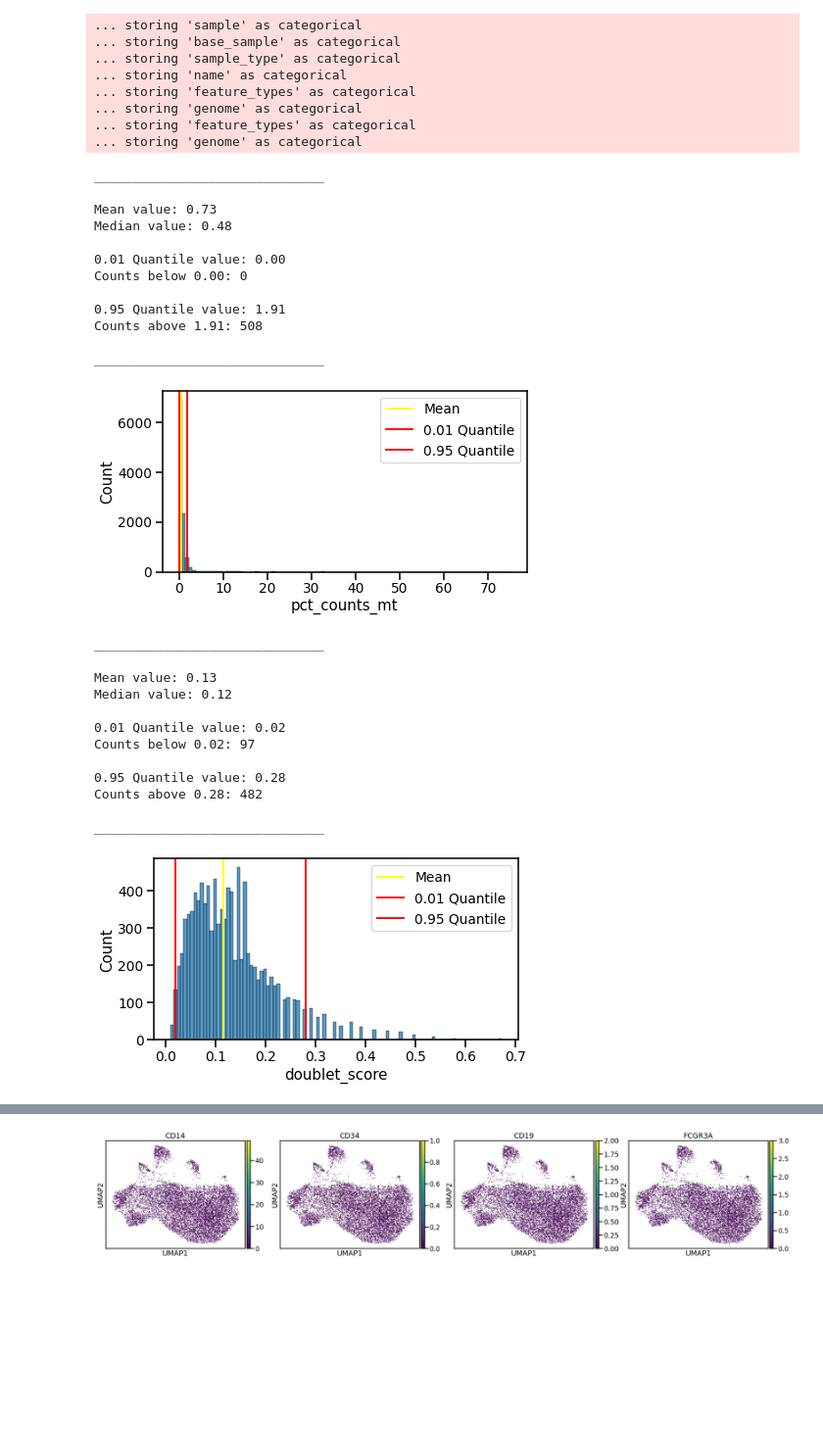
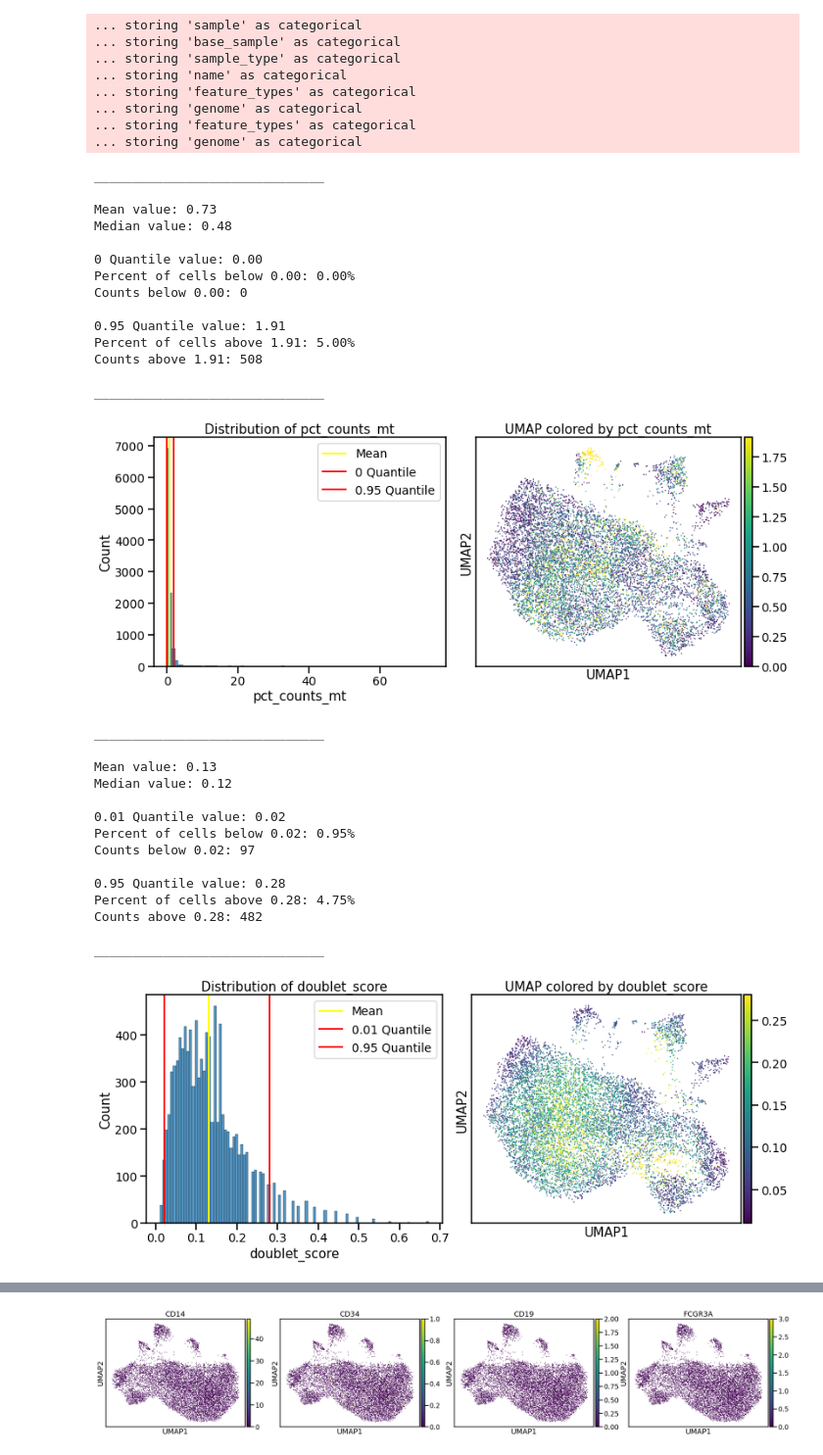
Before and after one commit to kevin-lee-aifi/mm_bm_chip_organoids, a Jupyter notebook: EXP-01244/quality_control/msc_starter.ipynb, the cells around one changed output, grey strips where cells are left out. Shown at 98% size. Drawn from its saved outputs; the diff is of its cells as text; code cells hidden in the pictures; blank space fills up the shorter version.

```diff
--- a/EXP-01244/quality_control/msc_starter.ipynb
+++ b/EXP-01244/quality_control/msc_starter.ipynb
@@ -117,77 +117,88 @@ adata.write(objdir + 'msc_qc_adata.h5ad', compression='gzip')
 ... storing 'feature_types' as categorical
 ... storing 'genome' as categorical
 # %%
-def compute_qc(data_metric, lower_q, upper_q):
+def compute_qc(adata, metric, lower_q, upper_q):
     """
     Compares and plots quality check plots for your desired input metric.
 
     Parameters:
-    data_metric (pd.Series): Input data matrix in a adata.obs['metric'] format.
-                             Example: adata.obs['total_counts']
+    adata (AnnData): AnnData object containing the data
+    metric (str): Name of the metric in adata.obs to analyze
     lower_q (float): Lower bound for quantile value
     upper_q (float): Upper bound for quantile value
 
     Outputs:
-    Various statistical metrics and a histogram marking quantile marks and mean value.
+    Various statistical metrics and a subplot with histogram and UMAP colored by metric.
     """
+    data_metric = adata.obs[metric]
     mean = np.mean(data_metric)
     median = np.median(data_metric)
     q1 = np.quantile(data_metric, lower_q)
     q2 = np.quantile(data_metric, upper_q)
-
-    total = sum(data_metric)
+    total_cells = len(data_metric)
 
     print(f"{'_' * 30}\n")
     print(f"Mean value: {mean:.2f}")
     print(f"Median value: {median:.2f}\n")
     print(f"{lower_q} Quantile value: {q1:.2f}")
-    print(f"Percant of counts below {q2:.2f}: {(sum(data_metric < q1)/total) * 100:.2f}%")
+    print(f"Percent of cells below {q1:.2f}: {(sum(data_metric < q1)/total_cells) * 100:.2f}%")
     print(f"Counts below {q1:.2f}: {sum(data_metric < q1)}\n")
     print(f"{upper_q} Quantile value: {q2:.2f}")
-    print(f"Percant of counts above {q2:.2f}: {(sum(data_metric > q2)/total) * 100:.2f}%")
+    print(f"Percent of cells above {q2:.2f}: {(sum(data_metric > q2)/total_cells) * 100:.2f}%")
     print(f"Counts above {q2:.2f}: {sum(data_metric > q2)}\n")
     print(f"{'_' * 30}\n")
 
-    plt.figure(figsize=(8,4), dpi=60, facecolor='w', edgecolor='k')
-    sns.histplot(data_metric, bins=100)
-    plt.axvline(median, color='yellow', label='Mean')
-    plt.axvline(q1, color='red', label=f'{lower_q} Quantile')
-    plt.axvline(q2, color='red', label=f'{upper_q} Quantile')
-    plt.legend()
+    fig, (ax1, ax2) = plt.subplots(1, 2, figsize=(14, 6), dpi=60, facecolor='w', edgecolor='k')
+
+    sns.histplot(data_metric, bins=100, ax=ax1)
+    ax1.axvline(mean, color='yellow', label='Mean')
+    ax1.axvline(q1, color='red', label=f'{lower_q} Quantile')
+    ax1.axvline(q2, color='red', label=f'{upper_q} Quantile')
+    ax1.legend()
+    ax1.set_title(f'Distribution of {metric}')
+
+    sc.pl.umap(adata, color=metric, show=False, ax=ax2, vmax='p95')
+    ax2.set_title(f'UMAP colored by {metric}')
+
+    plt.tight_layout()
     plt.show()
 # %%
-compute_qc(adata.obs['pct_counts_mt'], 0.01, 0.95)
-compute_qc(adata.obs['doublet_score'], 0.01, 0.95)
-compute_qc(adata.obs['log1p_total_counts'], 0.01, 0.95)
-compute_qc(adata.obs['log1p_n_genes_by_counts'], 0.01, 0.95)
-compute_qc(adata.obs['pct_counts_in_top_20_genes'], 0.01, 0.95)
+compute_qc(adata, 'pct_counts_mt', 0, 0.95)
+compute_qc(adata, 'doublet_score', 0.01, 0.95)
+compute_qc(adata, 'log1p_total_counts', 0.01, 0.95)
+compute_qc(adata, 'log1p_n_genes_by_counts', 0.01, 0.95)
+compute_qc(adata, 'pct_counts_in_top_20_genes', 0.01, 0.95)
 # %% [output]
 ______________________________
 
 Mean value: 0.73
 Median value: 0.48
 
-0.01 Quantile value: 0.00
+0 Quantile value: 0.00
+Percent of cells below 0.00: 0.00%
 Counts below 0.00: 0
 
 0.95 Quantile value: 1.91
+Percent of cells above 1.91: 5.00%
 Counts above 1.91: 508
 
 ______________________________
-[figure, old version]
+[figure, new version]
 ______________________________
 
 Mean value: 0.13
 Median value: 0.12
 
 0.01 Quantile value: 0.02
+Percent of cells below 0.02: 0.95%
 Counts below 0.02: 97
 
 0.95 Quantile value: 0.28
+Percent of cells above 0.28: 4.75%
 Counts above 0.28: 482
 
 ______________________________
-[figure, old version]
+[figure, new version]
 ______________________________
 
 Mean value: 9.35
```
Also changed, not shown: parts of 2 cells of this notebook, 4 other files.
